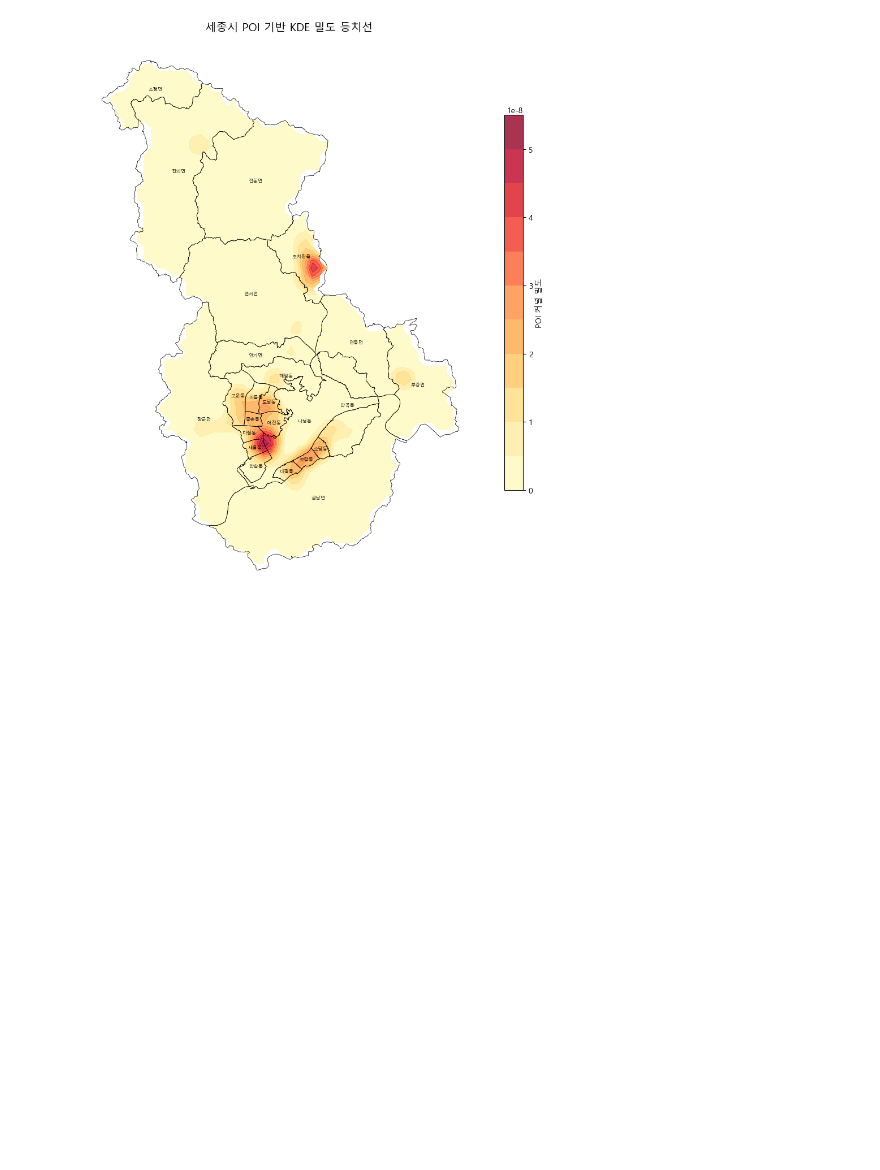
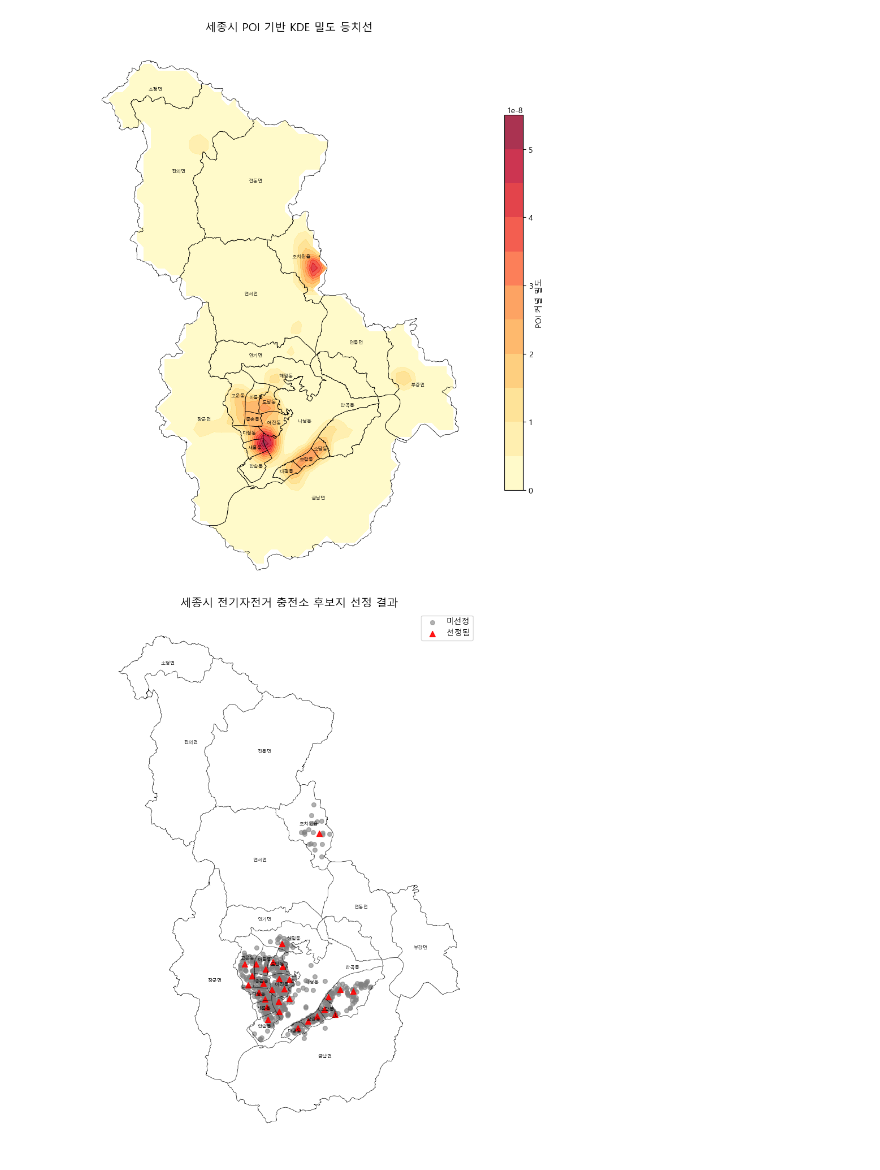
Before and after one commit to wint3rx3/gongmojeon1, a Jupyter notebook: visualization.ipynb, the cells around one changed output. Cells and saved outputs as stored; diff of their text form; code cells hidden in the pictures; blank space fills up the shorter version.

Commit message:
data : 시각화

```diff
--- a/visualization.ipynb
+++ b/visualization.ipynb
@@ -225,3 +225,63 @@ plt.tight_layout()
 plt.show()
 # %% [output]
 [figure]
+# %%
+import geopandas as gpd
+import pandas as pd
+import matplotlib.pyplot as plt
+
+# ▶ 한글 폰트 설정
+plt.rcParams['font.family'] = 'Malgun Gothic'
+plt.rcParams['axes.unicode_minus'] = False
+
+# ▶ 1. 세종시 행정동 경계
+gdf_dong = gpd.read_file("data/BND_ADM_DONG_PG/BND_ADM_DONG_PG.shp", encoding="euc-kr")
+gdf_sgg = gpd.read_file("data/LARD_ADM_SECT_SGG_세종/LARD_ADM_SECT_SGG_36_202504.shp", encoding="euc-kr")
+gdf_dong = gdf_dong.to_crs(epsg=5181)
+gdf_sgg = gdf_sgg.to_crs(epsg=5181)
+gdf_dong_sejong = gpd.clip(gdf_dong, gdf_sgg)
+gdf_dong_sejong = gdf_dong_sejong[gdf_dong_sejong["ADM_CD"].astype(str).str.startswith("29010")]
+gdf_dong_sejong_boundary = gpd.GeoSeries(gdf_dong_sejong.boundary.unary_union, crs=gdf_dong_sejong.crs)
+
+# ▶ 2. 후보지 위치 데이터 불러오기 (MCLP 결과 포함)
+df = pd.read_csv("result/MCLP_전체_대여소_선정여부포함_p29.csv", encoding="utf-8-sig")
+gdf_station = gpd.GeoDataFrame(
+    df,
+    geometry=gpd.points_from_xy(df["경도"], df["위도"]),
+    crs="EPSG:4326"
+).to_crs(epsg=5181)
+
+# ▶ 3. 선정 여부에 따라 분리
+selected = gdf_station[gdf_station["선정여부"] == "선정됨"]
+unselected = gdf_station[gdf_station["선정여부"] != "선정됨"]
+
+# ▶ 4. 시각화
+fig, ax = plt.subplots(figsize=(10, 10))
+
+# 배경 경계선
+gdf_dong_sejong_boundary.plot(ax=ax, color='black', linewidth=0.5)
+
+# 미선정 먼저 (회색, 원형 ●)
+ax.scatter(
+    unselected.geometry.x, unselected.geometry.y,
+    color='gray', marker='o', s=30, alpha=0.6, label='미선정'
+)
+
+# 선정된 것 위에 덮기 (빨간색, 삼각형 ▲)
+ax.scatter(
+    selected.geometry.x, selected.geometry.y,
+    color='red', marker='^', s=50, alpha=0.9, label='선정됨'
+)
+
+# 행정동 라벨
+for idx, row in gdf_dong_sejong.iterrows():
+    centroid = row.geometry.centroid
+    ax.text(centroid.x, centroid.y, row["ADM_NM"], fontsize=6, ha="center", va="center")
+
+plt.title("세종시 전기자전거 충전소 후보지 선정 결과", fontsize=14)
+plt.axis("off")
+plt.tight_layout()
+plt.legend()
+plt.show()
+# %% [output]
+[figure, added]
```
Also changed, not shown: parts of 3 cells of this notebook.
